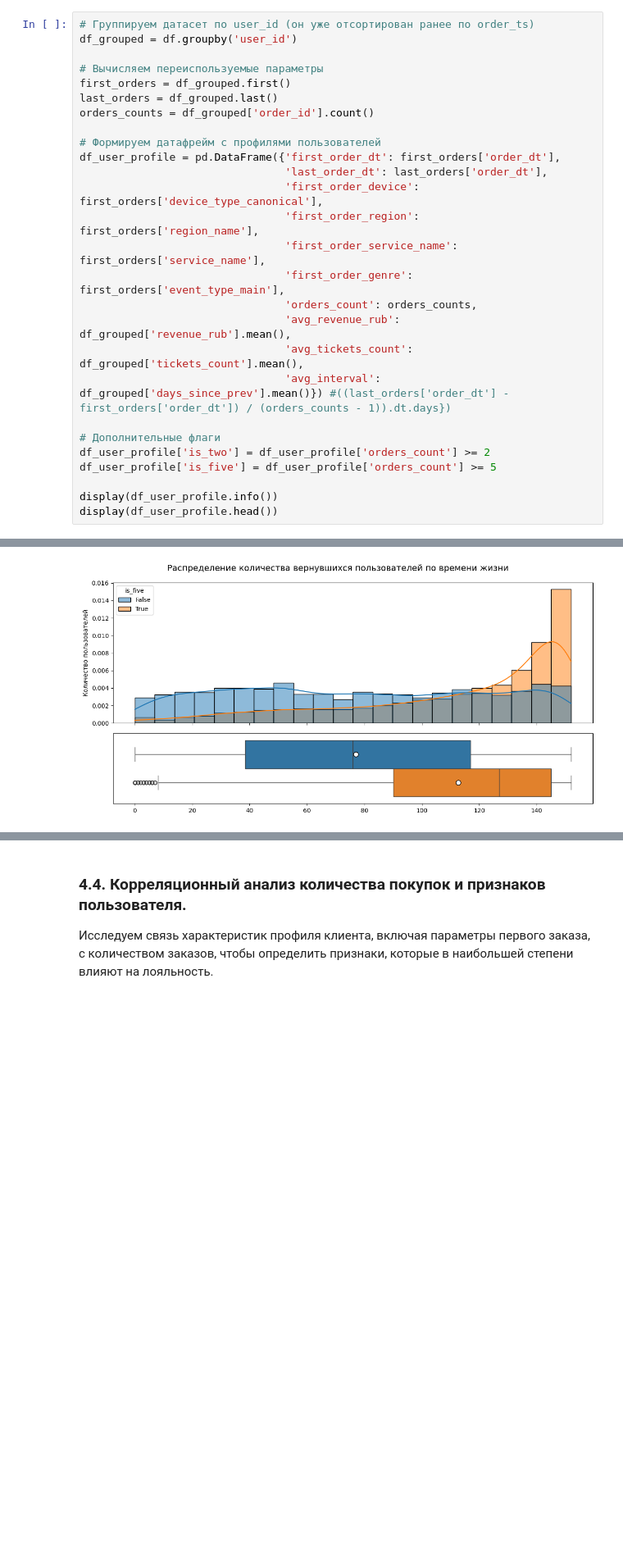
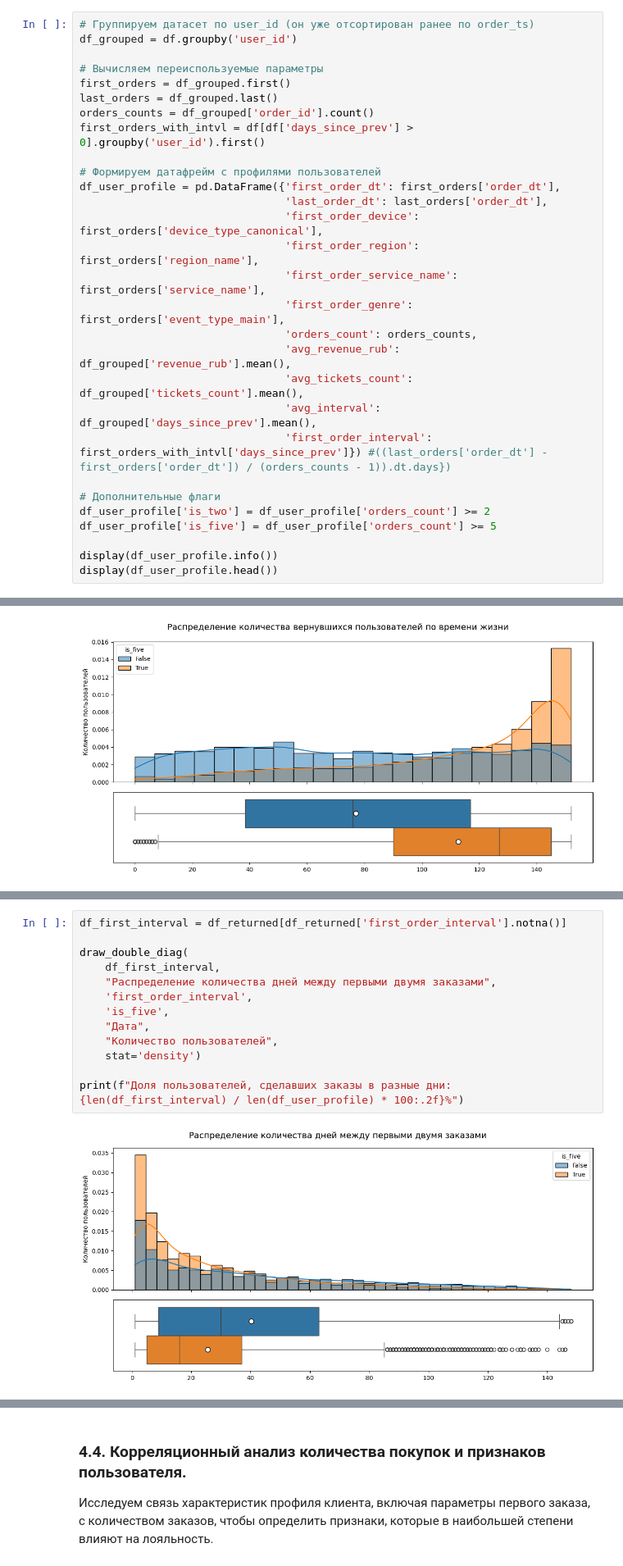
Before and after one commit to tvorogov-code/ds-yandex, a Jupyter notebook: notebooks/Проект модуля 2/Проект модуля 2.ipynb, the cells around one changed output, grey strips where cells are left out. Shown at 82% size. Cells and saved outputs as stored; diff of their text form; blank space fills up the shorter version.

```diff
--- a/notebooks/Проект модуля 2/Проект модуля 2.ipynb
+++ b/notebooks/Проект модуля 2/Проект модуля 2.ipynb
@@ -879,6 +879,7 @@ df_grouped = df.groupby('user_id')
 first_orders = df_grouped.first()
 last_orders = df_grouped.last()
 orders_counts = df_grouped['order_id'].count()
+first_orders_with_intvl = df[df['days_since_prev'] > 0].groupby('user_id').first()
 
 # Формируем датафрейм с профилями пользователей
 df_user_profile = pd.DataFrame({'first_order_dt': first_orders['order_dt'],
@@ -890,7 +891,8 @@ df_user_profile = pd.DataFrame({'first_order_dt': first_orders['order_dt'],
                                 'orders_count': orders_counts,
                                 'avg_revenue_rub': df_grouped['revenue_rub'].mean(),
                                 'avg_tickets_count': df_grouped['tickets_count'].mean(),
-                                'avg_interval': df_grouped['days_since_prev'].mean()}) #((last_orders['order_dt'] - first_orders['order_dt']) / (orders_counts - 1)).dt.days})
+                                'avg_interval': df_grouped['days_since_prev'].mean(),
+                                'first_order_interval': first_orders_with_intvl['days_since_prev']}) #((last_orders['order_dt'] - first_orders['order_dt']) / (orders_counts - 1)).dt.days})
 
 # Дополнительные флаги
 df_user_profile['is_two'] = df_user_profile['orders_count'] >= 2
@@ -1687,0 +1698,15 @@ draw_double_diag(
+# %%
+df_first_interval = df_returned[df_returned['first_order_interval'].notna()]
+
+draw_double_diag(
+    df_first_interval,
+    "Распределение количества дней между первыми двумя заказами",
+    'first_order_interval',
+    'is_five',
+    "Дата",
+    "Количество пользователей",
+    stat='density')
+
+print(f"Доля пользователей, сделавших заказы в разные дни: {len(df_first_interval) / len(df_user_profile) * 100:.2f}%")
+# %% [output]
+[figure, added]
```
Also changed, not shown: parts of 11 cells of this notebook.
